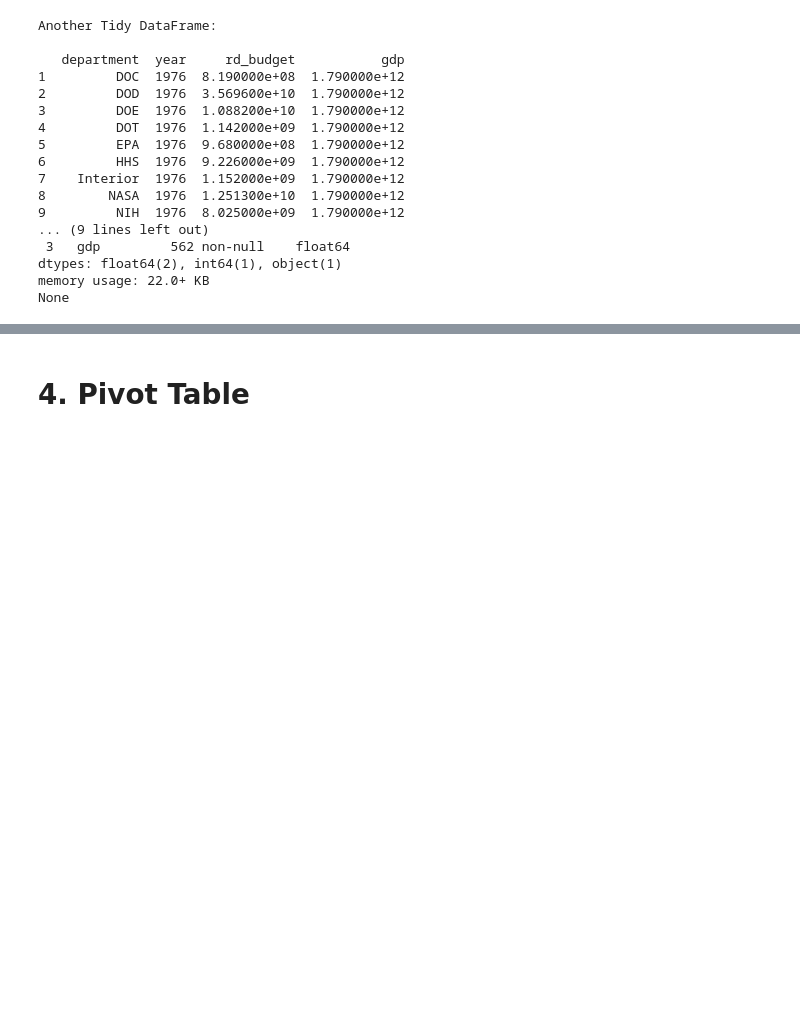
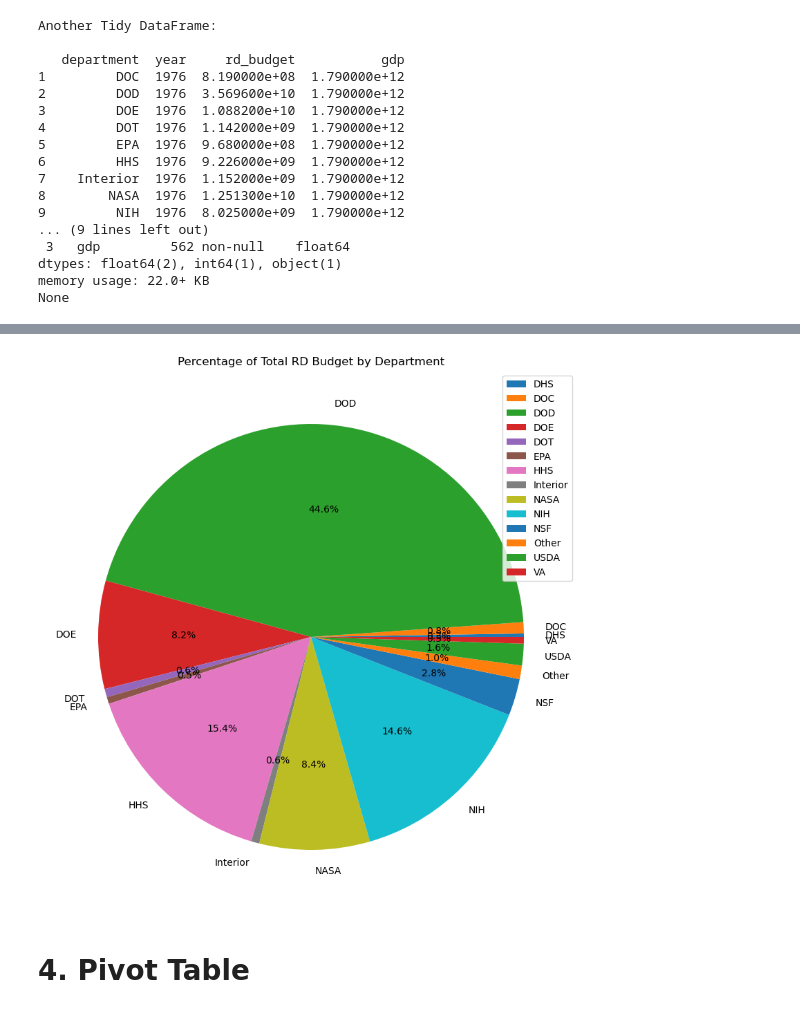
Before and after one commit to cbustil2/Bustillo-Data-Science-Portfolio, a Jupyter notebook: TidyData-Project/tidying_rd_budget.ipynb, the cells around one changed output, grey strips where cells are left out. Drawn from its saved outputs; the diff is of its cells as text; code cells hidden in the pictures; blank space fills up the shorter version.

```diff
--- a/TidyData-Project/tidying_rd_budget.ipynb
+++ b/TidyData-Project/tidying_rd_budget.ipynb
@@ -199,3 +225,10 @@ None
+# %%
+pivot_table.plot(kind='pie', y='rd_budget', autopct='%1.1f%%', figsize=(10, 10))
+plt.title('Percentage of Total RD Budget by Department')
+plt.ylabel('')
+plt.show()
+# %% [output]
+[figure, added]
 # %% [markdown]
 # 4. Pivot Table
 # %% [markdown]
```
Also changed, not shown: parts of 3 cells of this notebook, 2 other files.
